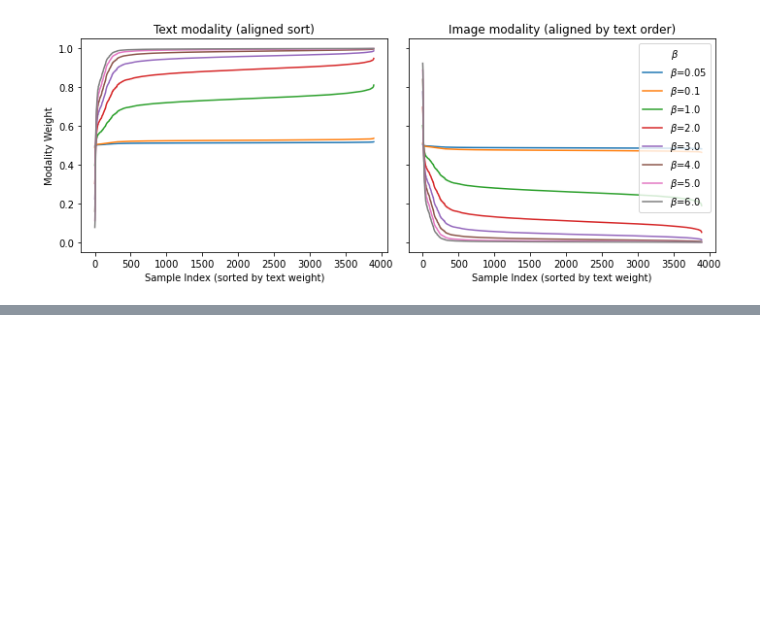
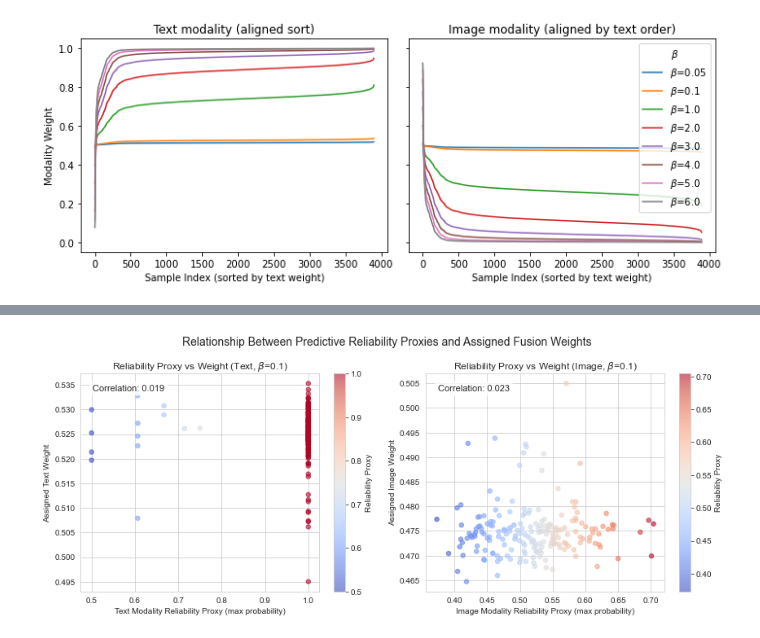
Before and after one commit to researchjet/DPF, a Jupyter notebook: Ablation.ipynb, the cells around one changed output, grey strips where cells are left out. Saved outputs shown, nothing was run; the diff lists cells and outputs as text; code cells hidden in the pictures; blank space fills up the shorter version.

```diff
--- a/Ablation.ipynb
+++ b/Ablation.ipynb
@@ -522,0 +699,84 @@ plot_progressive_ablation(
+# %%
+import numpy as np
+import matplotlib.pyplot as plt
+
+def plot_reliability_proxy_weight_relationship(beta=0.1, n_samples=200):
+    """
+    Visualize the relationship between a simple predictive reliability proxy
+    (maximum predicted class probability) and the fusion weights assigned by DPF.
+
+    This plot is intended as a behavioral diagnostic, not as evidence of
+    calibrated confidence or predictive correctness.
+    """
+
+    # Compute fusion weights using DPF
+    weights = simulate_weights_vectorized(beta, n_samples=n_samples)
+
+    # Predictive reliability proxies (heuristic signals, not calibrated confidence)
+    text_reliability_proxy = np.max(train_probs_text[:n_samples], axis=1)
+    image_reliability_proxy = np.max(train_probs_image[:n_samples], axis=1)
+
+    fig, axes = plt.subplots(1, 2, figsize=(12, 5))
+
+    # Text modality: reliability proxy vs assigned weight
+    sc1 = axes[0].scatter(
+        text_reliability_proxy,
+        weights[:, 0],
+        alpha=0.6,
+        c=text_reliability_proxy,
+        cmap='coolwarm',
+        s=30
+    )
+    axes[0].set_xlabel('Text Modality Reliability Proxy (max probability)')
+    axes[0].set_ylabel('Assigned Text Weight')
+    axes[0].set_title(f'Reliability Proxy vs Weight (Text, $\\beta$={beta})')
+    plt.colorbar(sc1, ax=axes[0], label='Reliability Proxy')
+
+    # Correlation (reported only to show lack of direct linear association)
+    corr_text = np.corrcoef(text_reliability_proxy, weights[:, 0])[0, 1]
+    axes[0].text(
+        0.05, 0.95,
+        f'Correlation: {corr_text:.3f}',
+        transform=axes[0].transAxes,
+        fontsize=11,
+        bbox=dict(boxstyle='round', facecolor='white', alpha=0.8),
+        va='top'
+    )
+
+    # Image modality: reliability proxy vs assigned weight
+    sc2 = axes[1].scatter(
+        image_reliability_proxy,
+        weights[:, 1],
+        alpha=0.6,
+        c=image_reliability_proxy,
+        cmap='coolwarm',
+        s=30
+    )
+    axes[1].set_xlabel('Image Modality Reliability Proxy (max probability)')
+    axes[1].set_ylabel('Assigned Image Weight')
+    axes[1].set_title(f'Reliability Proxy vs Weight (Image, $\\beta$={beta})')
+    plt.colorbar(sc2, ax=axes[1], label='Reliability Proxy')
+
+    corr_image = np.corrcoef(image_reliability_proxy, weights[:, 1])[0, 1]
+    axes[1].text(
+        0.05, 0.95,
+        f'Correlation: {corr_image:.3f}',
+        transform=axes[1].transAxes,
+        fontsize=11,
+        bbox=dict(boxstyle='round', facecolor='white', alpha=0.8),
+        va='top'
+    )
+
+    plt.suptitle(
+        'Relationship Between Predictive Reliability Proxies and Assigned Fusion Weights',
+        fontsize=14
+    )
+    plt.tight_layout()
+    plt.show()
+
+
+# Example usage:
+
+plot_reliability_proxy_weight_relationship(beta=0.1, n_samples=200)
+# %% [output]
+[figure, added]
```
Also changed, not shown: parts of 37 cells of this notebook.
